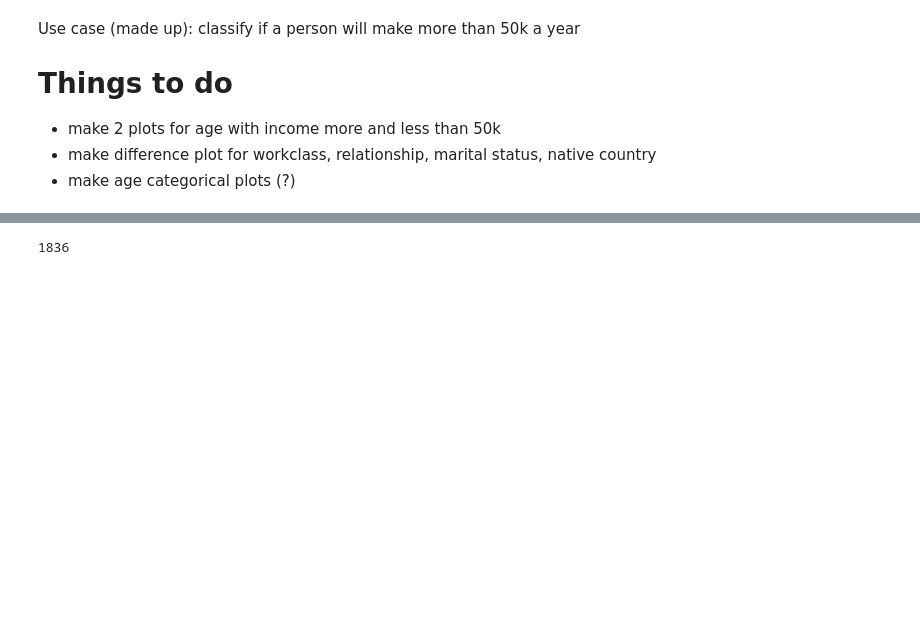
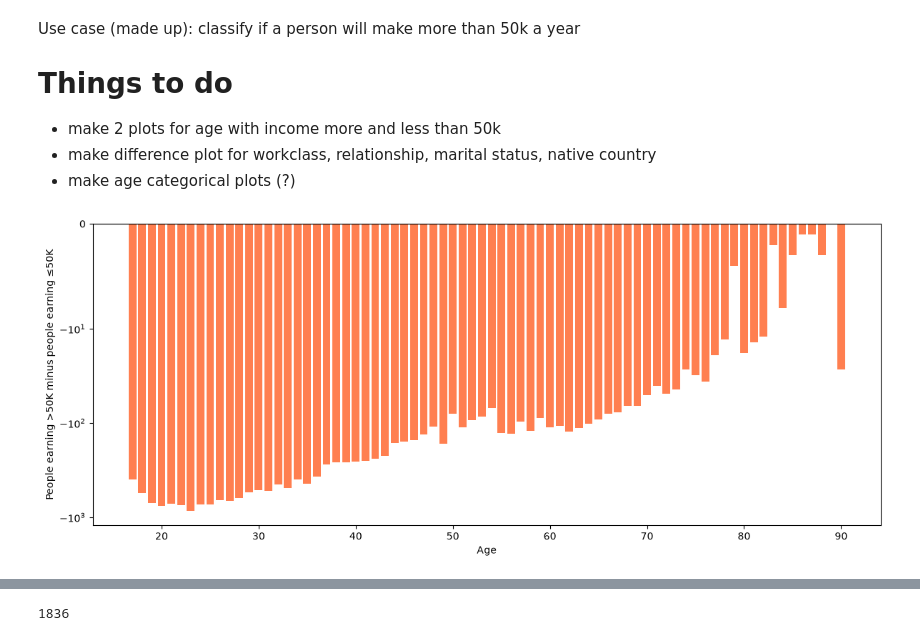
Before and after one commit to arya-satwika/EDA-Machine-Learning, a Jupyter notebook: src/eda.ipynb, the cells around one changed output, grey strips where cells are left out. Cells and saved outputs as stored; diff of their text form; code cells hidden in the pictures; blank space fills up the shorter version.

Commit message:
plotting and categorical age count

```diff
--- a/src/eda.ipynb
+++ b/src/eda.ipynb
@@ -39,3 +69,20 @@ Use case (made up): classify if a person will make more than 50k a year
 - make 2 plots for age with income more and less than 50k
 - make difference plot for workclass, relationship, marital status, native country
 - make age categorical plots (?)
+# %%
+counts = pd.crosstab(data["age"], data["income"])
+difference = counts[">50K"] - counts["<=50K"]
+
+colors = ["steelblue" if value >= 0 else "coral" for value in difference]
+
+fig, ax = plt.subplots(figsize=(12, 5))
+ax.bar(difference.index, difference.values, color=colors)
+ax.set_yscale("symlog", linthresh=10)
+ax.axhline(0, color="black", linewidth=0.8)
+ax.set_xlabel("Age")
+ax.set_ylabel("People earning >50K minus people earning ≤50K")
+
+plt.tight_layout()
+plt.show()
+# %% [output]
+[figure, added]
```
Also changed, not shown: parts of 9 cells of this notebook.
